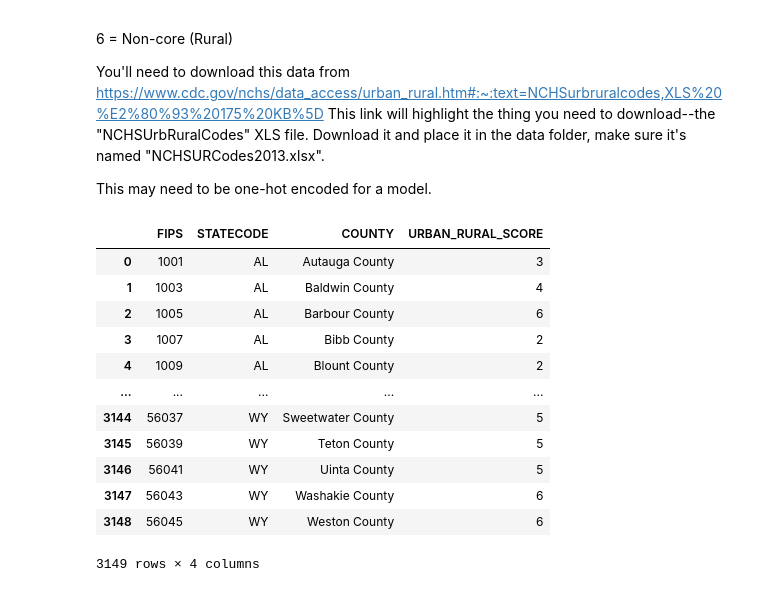
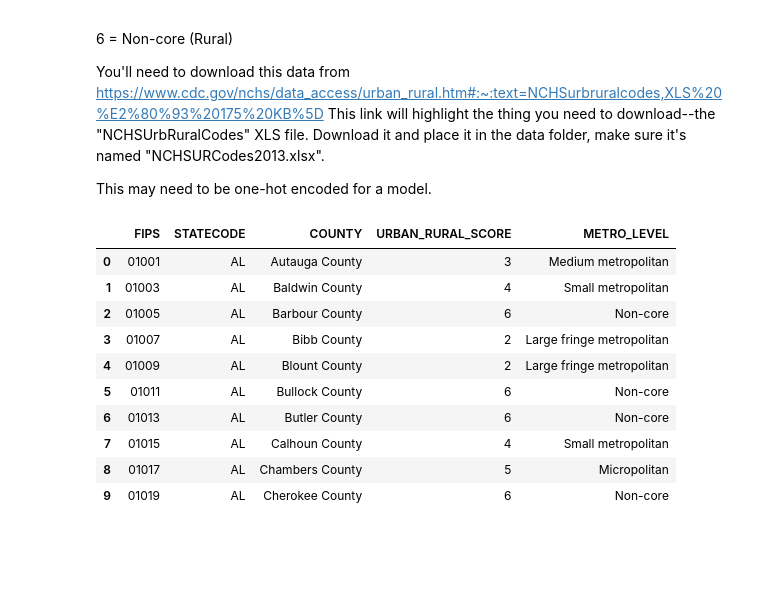
Before and after one commit to Calvin-Davis/CMSC320-FinalProject-Birds, a Jupyter notebook: Code/process_urban_rural.ipynb, the cells around one changed output. Drawn from its saved outputs; the diff is of its cells as text; code cells hidden in the pictures; blank space fills up the shorter version.

```diff
--- a/Code/process_urban_rural.ipynb
+++ b/Code/process_urban_rural.ipynb
@@ -29,21 +29,34 @@ current_dir = os.getcwd()
 # %%
 df = pd.read_excel(os.path.join(current_dir, "..", "Data", "NCHSURCodes2013.xlsx"))
 df = df[["FIPS code", "State Abr.", "County name", "2013 code"]].rename(columns={"FIPS code": "FIPS", "State Abr.": "STATECODE", "County name": "COUNTY", "2013 code": "URBAN_RURAL_SCORE"})
-df
+
+label_map = {
+    1: "Large central metropolitan",
+    2: "Large fringe metropolitan",
+    3: "Medium metropolitan",
+    4: "Small metropolitan",
+    5: "Micropolitan",
+    6: "Non-core"
+}
+
+df["METRO_LEVEL"] = df["URBAN_RURAL_SCORE"].map(label_map)
+df["FIPS"] = df["FIPS"].astype(str).str.zfill(5)
+
+df.to_csv(os.path.join(current_dir, "..", "Data", "metro.csv"), index=False)
+
+df.head(10)
 # %% [output]
-|  | FIPS | STATECODE | COUNTY | URBAN_RURAL_SCORE |
-| 0 | 1001 | AL | Autauga County | 3 |
-| 1 | 1003 | AL | Baldwin County | 4 |
-| 2 | 1005 | AL | Barbour County | 6 |
-| 3 | 1007 | AL | Bibb County | 2 |
-| 4 | 1009 | AL | Blount County | 2 |
-| ... | ... | ... | ... | ... |
-| 3144 | 56037 | WY | Sweetwater County | 5 |
-| 3145 | 56039 | WY | Teton County | 5 |
-| 3146 | 56041 | WY | Uinta County | 5 |
-| 3147 | 56043 | WY | Washakie County | 6 |
-| 3148 | 56045 | WY | Weston County | 6 |
+|  | FIPS | STATECODE | COUNTY | URBAN_RURAL_SCORE | METRO_LEVEL |
+| 0 | 01001 | AL | Autauga County | 3 | Medium metropolitan |
+| 1 | 01003 | AL | Baldwin County | 4 | Small metropolitan |
+| 2 | 01005 | AL | Barbour County | 6 | Non-core |
+| 3 | 01007 | AL | Bibb County | 2 | Large fringe metropolitan |
+| 4 | 01009 | AL | Blount County | 2 | Large fringe metropolitan |
+| 5 | 01011 | AL | Bullock County | 6 | Non-core |
+| 6 | 01013 | AL | Butler County | 6 | Non-core |
+| 7 | 01015 | AL | Calhoun County | 4 | Small metropolitan |
+| 8 | 01017 | AL | Chambers County | 5 | Micropolitan |
+| 9 | 01019 | AL | Cherokee County | 6 | Non-core |
-3149 rows × 4 columns
 # %%
 counties = gpd.read_file(os.path.join(current_dir, '..', 'SharedData', 'Counties2', 'us_county.shp')).rename(columns={"GEOID": "FIPS"})
 counties
```
Also changed, not shown: parts of 1 cell of this notebook, 3 other files.
